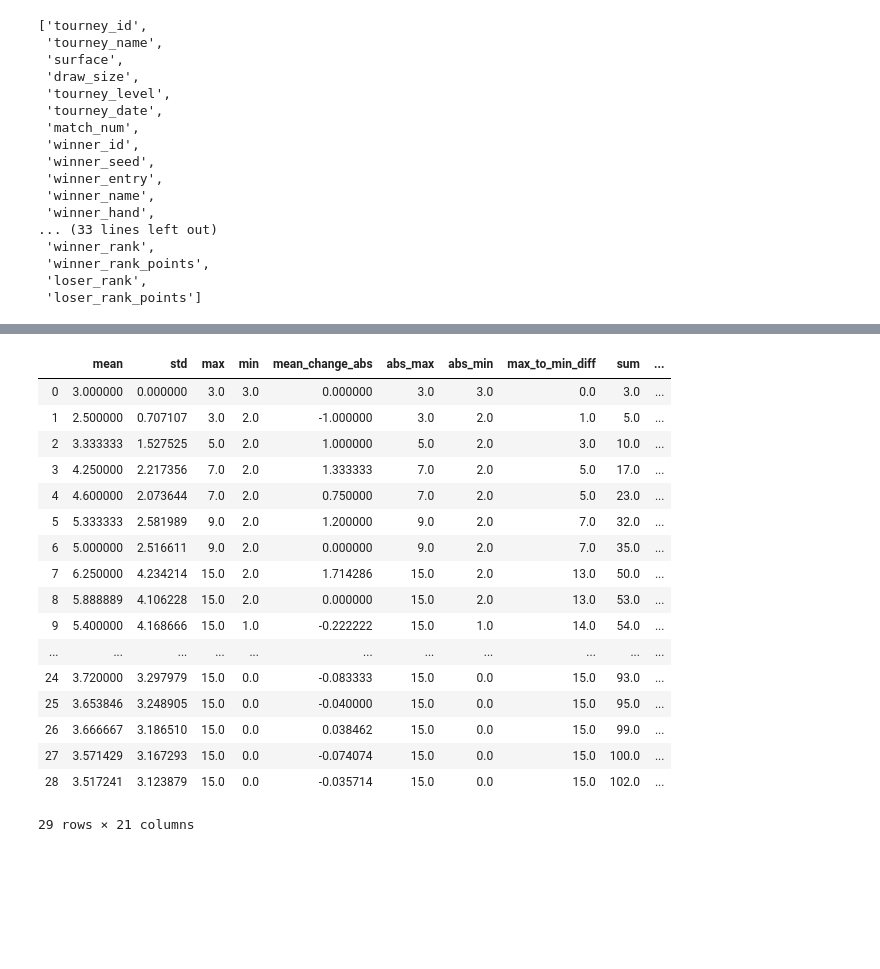
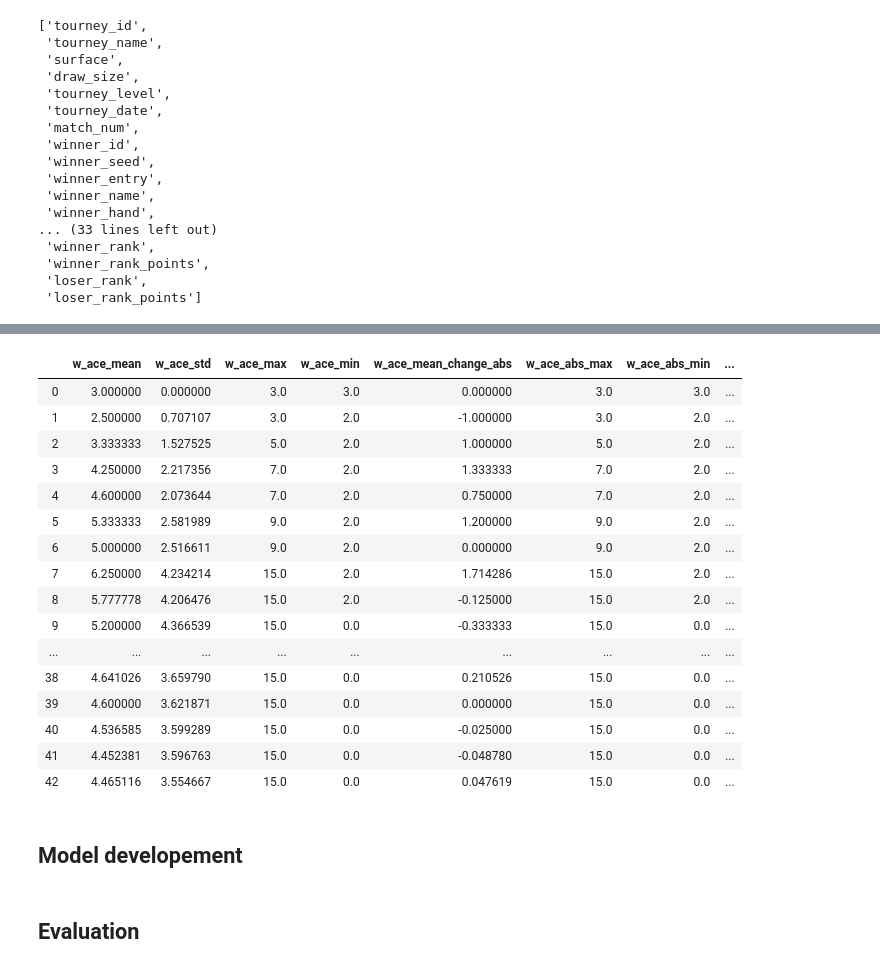
Before and after one commit to rrichards7/tennis-ml, a Jupyter notebook: notebooks/tennis_ml.ipynb, the cells around one changed output, grey strips where cells are left out. Drawn from its saved outputs; the diff is of its cells as text; code cells hidden in the pictures; blank space fills up the shorter version.

```diff
--- a/notebooks/tennis_ml.ipynb
+++ b/notebooks/tennis_ml.ipynb
@@ -10,3 +11,5 @@ import matplotlib.pyplot as plt
+# %%
+pd.set_option('display.max_columns', None)
 # %%
 players = pd.read_csv('/home/ryan/ml/tennis_ml/tennis_atp/atp_players.csv',
                       header=None,
@@ -54,0 +55,12 @@ df2 = df[df.loc[:,'winner_id'] == 105453]
+# %%
+#iterate through player ids and collect features
+target_pid = 105453
+df2 = df[(df.loc[:,'winner_id'] == target_pid ) | (df.loc[:,'loser_id'] == target_pid)]
+
+#create target column here...
+y = [1 if pid==target_pid else 0 for pid in df2.winner_id.values]
+y = pd.DataFrame(data=y, columns=['target'])
+
+#switch up the dataframe to account for losses since after
+#taking target into account, we dont care about winner/loser columns
+y['target']
@@ -54,0 +85,3 @@ df2 = df[df.loc[:,'winner_id'] == 105453]
+# %%
+idx = (y['target'] == 1)
+df2.loc[idx,['w_ace','l_ace']] = df2.loc[idx,['l_ace','w_ace']].values
@@ -216,22 +109,0 @@ for segment in range(segments):
-# %%
-X_tr = X_tr.fillna(value=0.0)
-X_tr
-# %% [output]
-|  | mean | std | max | min | mean_change_abs | abs_max | abs_min | max_to_min_diff | sum | ... |
-| 0 | 3.000000 | 0.000000 | 3.0 | 3.0 | 0.000000 | 3.0 | 3.0 | 0.0 | 3.0 | ... |
-| 1 | 2.500000 | 0.707107 | 3.0 | 2.0 | -1.000000 | 3.0 | 2.0 | 1.0 | 5.0 | ... |
-| 2 | 3.333333 | 1.527525 | 5.0 | 2.0 | 1.000000 | 5.0 | 2.0 | 3.0 | 10.0 | ... |
-| 3 | 4.250000 | 2.217356 | 7.0 | 2.0 | 1.333333 | 7.0 | 2.0 | 5.0 | 17.0 | ... |
-| 4 | 4.600000 | 2.073644 | 7.0 | 2.0 | 0.750000 | 7.0 | 2.0 | 5.0 | 23.0 | ... |
-| 5 | 5.333333 | 2.581989 | 9.0 | 2.0 | 1.200000 | 9.0 | 2.0 | 7.0 | 32.0 | ... |
-| 6 | 5.000000 | 2.516611 | 9.0 | 2.0 | 0.000000 | 9.0 | 2.0 | 7.0 | 35.0 | ... |
-| 7 | 6.250000 | 4.234214 | 15.0 | 2.0 | 1.714286 | 15.0 | 2.0 | 13.0 | 50.0 | ... |
-| 8 | 5.888889 | 4.106228 | 15.0 | 2.0 | 0.000000 | 15.0 | 2.0 | 13.0 | 53.0 | ... |
-| 9 | 5.400000 | 4.168666 | 15.0 | 1.0 | -0.222222 | 15.0 | 1.0 | 14.0 | 54.0 | ... |
-| ... | ... | ... | ... | ... | ... | ... | ... | ... | ... | ... |
-| 24 | 3.720000 | 3.297979 | 15.0 | 0.0 | -0.083333 | 15.0 | 0.0 | 15.0 | 93.0 | ... |
-| 25 | 3.653846 | 3.248905 | 15.0 | 0.0 | -0.040000 | 15.0 | 0.0 | 15.0 | 95.0 | ... |
-| 26 | 3.666667 | 3.186510 | 15.0 | 0.0 | 0.038462 | 15.0 | 0.0 | 15.0 | 99.0 | ... |
-| 27 | 3.571429 | 3.167293 | 15.0 | 0.0 | -0.074074 | 15.0 | 0.0 | 15.0 | 100.0 | ... |
-| 28 | 3.517241 | 3.123879 | 15.0 | 0.0 | -0.035714 | 15.0 | 0.0 | 15.0 | 102.0 | ... |
-29 rows × 21 columns
@@ -301,0 +110,27 @@ def readPlayers(dirname):
+# %%
+segments = df2.shape[0]
+
+#temp features list
+features = ['w_ace', 'w_bpFaced']
+
+x_tr = extract_features(df2, segments, features)
+# %%
+x_tr
+# %% [output]
+|  | w_ace_mean | w_ace_std | w_ace_max | w_ace_min | w_ace_mean_change_abs | w_ace_abs_max | w_ace_abs_min | ... |
+| 0 | 3.000000 | 0.000000 | 3.0 | 3.0 | 0.000000 | 3.0 | 3.0 | ... |
+| 1 | 2.500000 | 0.707107 | 3.0 | 2.0 | -1.000000 | 3.0 | 2.0 | ... |
+| 2 | 3.333333 | 1.527525 | 5.0 | 2.0 | 1.000000 | 5.0 | 2.0 | ... |
+| 3 | 4.250000 | 2.217356 | 7.0 | 2.0 | 1.333333 | 7.0 | 2.0 | ... |
+| 4 | 4.600000 | 2.073644 | 7.0 | 2.0 | 0.750000 | 7.0 | 2.0 | ... |
+| 5 | 5.333333 | 2.581989 | 9.0 | 2.0 | 1.200000 | 9.0 | 2.0 | ... |
+| 6 | 5.000000 | 2.516611 | 9.0 | 2.0 | 0.000000 | 9.0 | 2.0 | ... |
+| 7 | 6.250000 | 4.234214 | 15.0 | 2.0 | 1.714286 | 15.0 | 2.0 | ... |
+| 8 | 5.777778 | 4.206476 | 15.0 | 2.0 | -0.125000 | 15.0 | 2.0 | ... |
+| 9 | 5.200000 | 4.366539 | 15.0 | 0.0 | -0.333333 | 15.0 | 0.0 | ... |
+| ... | ... | ... | ... | ... | ... | ... | ... | ... |
+| 38 | 4.641026 | 3.659790 | 15.0 | 0.0 | 0.210526 | 15.0 | 0.0 | ... |
+| 39 | 4.600000 | 3.621871 | 15.0 | 0.0 | 0.000000 | 15.0 | 0.0 | ... |
+| 40 | 4.536585 | 3.599289 | 15.0 | 0.0 | -0.025000 | 15.0 | 0.0 | ... |
+| 41 | 4.452381 | 3.596763 | 15.0 | 0.0 | -0.048780 | 15.0 | 0.0 | ... |
+| 42 | 4.465116 | 3.554667 | 15.0 | 0.0 | 0.047619 | 15.0 | 0.0 | ... |
@@ -301,0 +203,2 @@ def readPlayers(dirname):
+# %% [markdown]
+## Model developement
@@ -301,0 +207,2 @@ def readPlayers(dirname):
+# %% [markdown]
+## Evaluation
```
Also changed, not shown: parts of 15 cells of this notebook.
